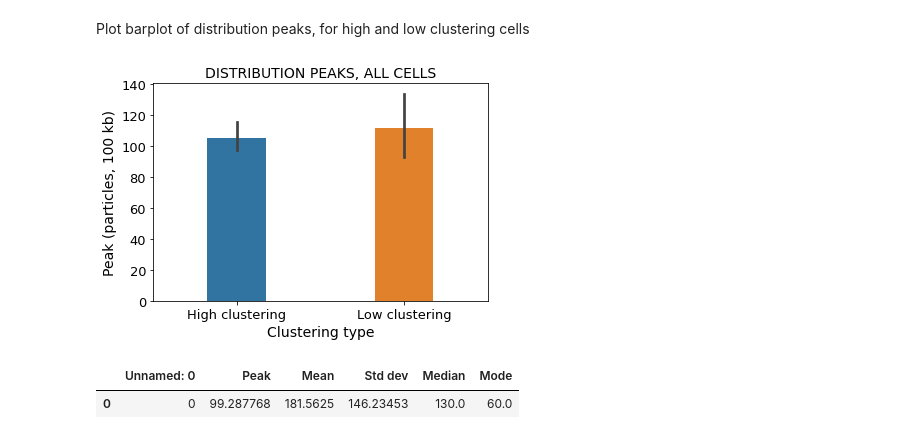
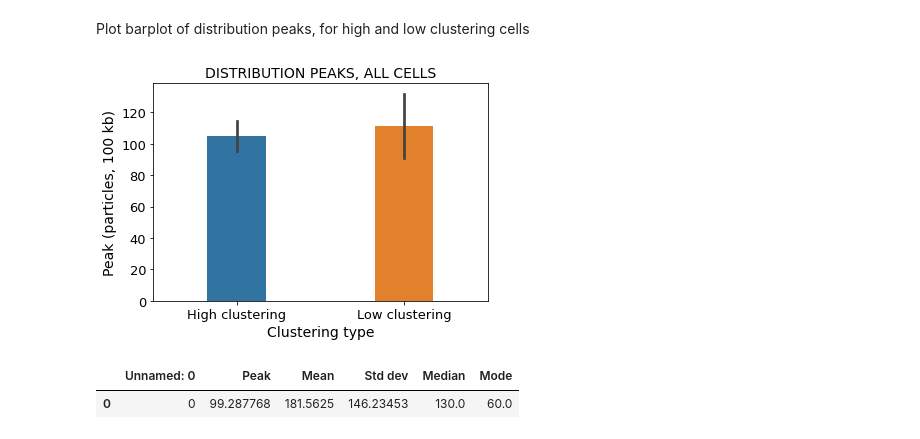
Before and after one commit to barbaroo/genome_topology, a Jupyter notebook: Cumulative_analysis.ipynb, the cells around one changed output. Drawn from its saved outputs; the diff is of its cells as text; code cells hidden in the pictures.

Commit message:
correct missing cell list

```diff
--- a/Cumulative_analysis.ipynb
+++ b/Cumulative_analysis.ipynb
@@ -43,7 +43,14 @@ n_all_chr=len(files_xls)
 letters=list(string.ascii_lowercase)
 chr_vec=['chr {}'.format(letter) for letter in letters[:n_all_chr]]
 cell=path[-5:]
+cells=['cell{}'.format(int(number)) for number in np.arange(1,9,1)]
+
+high_clust = ['cell1', 'cell4', 'cell6', 'cell8']
+low_clust = ['cell2', 'cell3', 'cell5', 'cell7']
+
 path_results = 'results/cumulative analysis/{}'.format(cell)
+
+
 set_layout()
 # %% [markdown]
 Plot entangled fraction traces and find local maxima
@@ -132,29 +139,29 @@ if save_data:
 # %% [markdown]
 Plot barplot of distribution peaks, for high and low clustering cells
 # %%
-save_fig=True
+save_fig=False
 peaks_allcells=pd.DataFrame()
 
 for cell in cells:
     Peaks = pd.read_csv('results/cumulative analysis/{}/Distribution_distancePeaks.csv'.format(cell))
     if cell in high_clust:
         Peaks['Clustering']= ['High clustering']
     else:
         Peaks['Clustering']= ['Low clustering']
     frames=[peaks_allcells, Peaks]
     peaks_allcells=pd.concat(frames)
 
 fig, ax = plt.subplots()
-sns.barplot(x='Clustering', y='Peak', data=peaks_allcells, ax=ax)
+sns.barplot(x='Clustering', y='Peak', data=peaks_allcells, ax=ax, ci='sd')
 change_width(ax, .35)
 plt.xlabel('Clustering type')
 plt.ylabel('Peak (particles, 100 kb)')
 plt.title('DISTRIBUTION PEAKS, ALL CELLS')
 
 if save_fig:
     save_figures(fig, path='results/cumulative analysis', name_file='peaks_allcells')
 # %% [output]
-[figure, old version]
+[figure, new version]
 # %%
 Peaks
 # %% [output]
```
